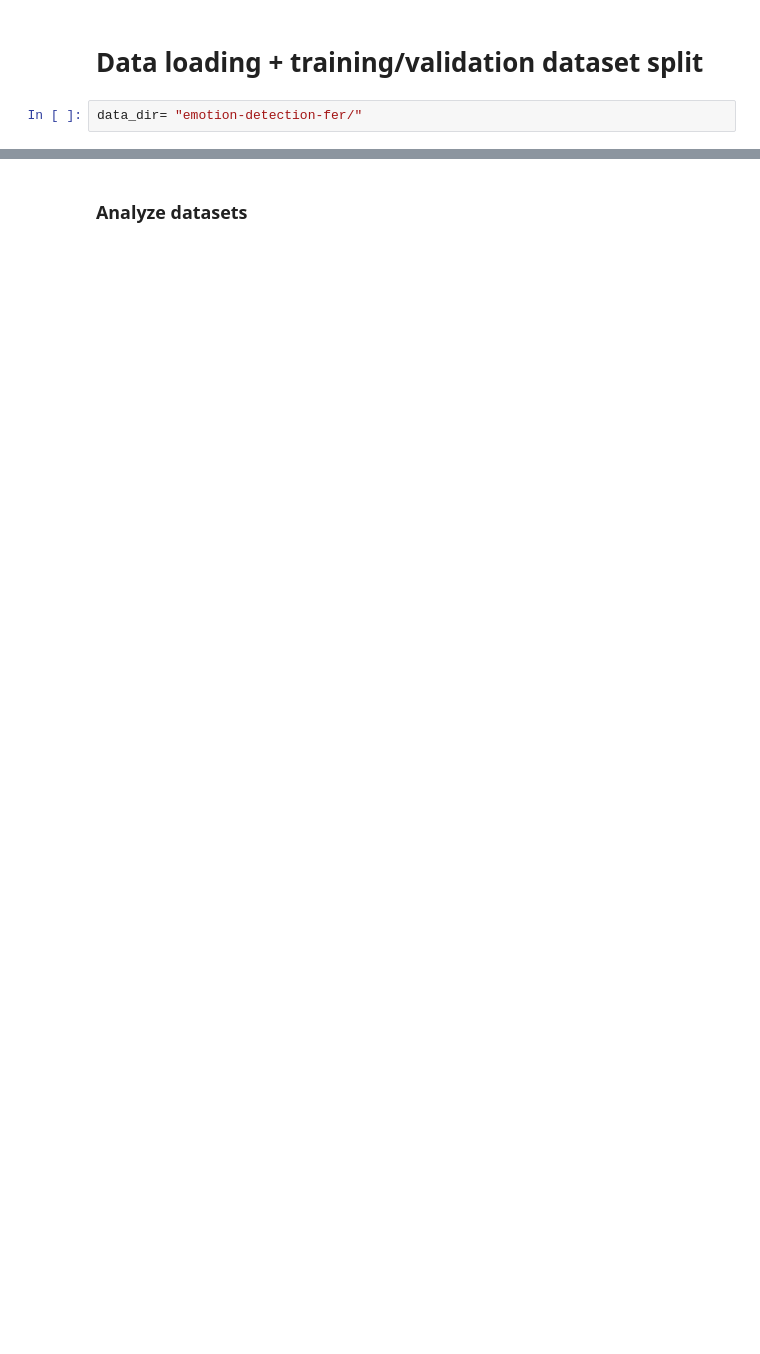
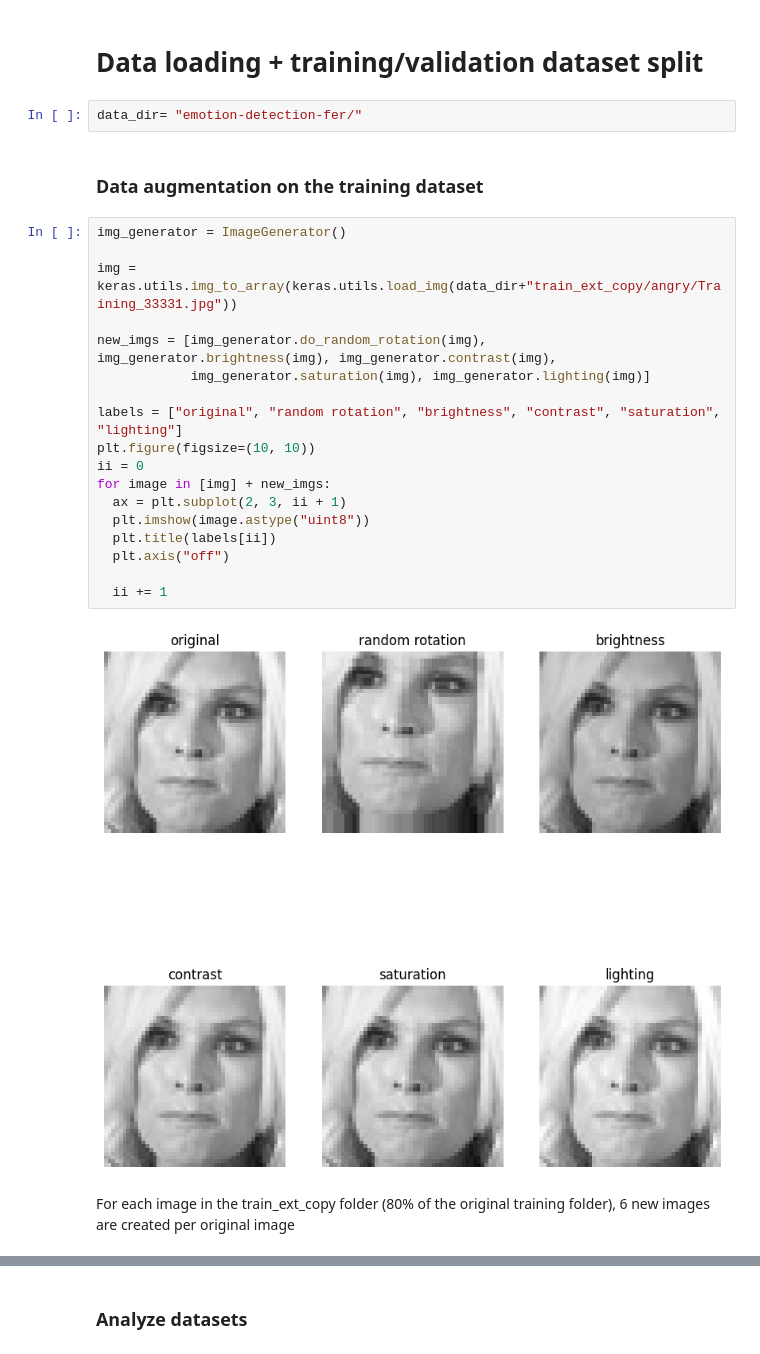
Before and after one commit to oyjuffer/DL-Final, a Jupyter notebook: CNN.ipynb, the cells around one changed output, grey strips where cells are left out. Cells and saved outputs as stored; diff of their text form; blank space fills up the shorter version.

```diff
--- a/CNN.ipynb
+++ b/CNN.ipynb
@@ -32,3 +35,27 @@ Drive already mounted at /content/drive; to attempt to forcibly remount, call dr
 # Data loading + training/validation dataset split
 # %%
 data_dir= "emotion-detection-fer/"
+# %% [markdown]
+### Data augmentation on the training dataset
+# %%
+img_generator = ImageGenerator()
+
+img = keras.utils.img_to_array(keras.utils.load_img(data_dir+"train_ext_copy/angry/Training_33331.jpg"))
+
+new_imgs = [img_generator.do_random_rotation(img), img_generator.brightness(img), img_generator.contrast(img),
+            img_generator.saturation(img), img_generator.lighting(img)]
+
+labels = ["original", "random rotation", "brightness", "contrast", "saturation", "lighting"]
+plt.figure(figsize=(10, 10))
+ii = 0
+for image in [img] + new_imgs:
+  ax = plt.subplot(2, 3, ii + 1)
+  plt.imshow(image.astype("uint8"))
+  plt.title(labels[ii])
+  plt.axis("off")
+
+  ii += 1
+# %% [output]
+[figure, added]
+# %% [markdown]
+For each image in the train_ext_copy folder (80% of the original training folder), 6 new images are created per original image
```
Also changed, not shown: parts of 21 cells of this notebook, 2 other files.
